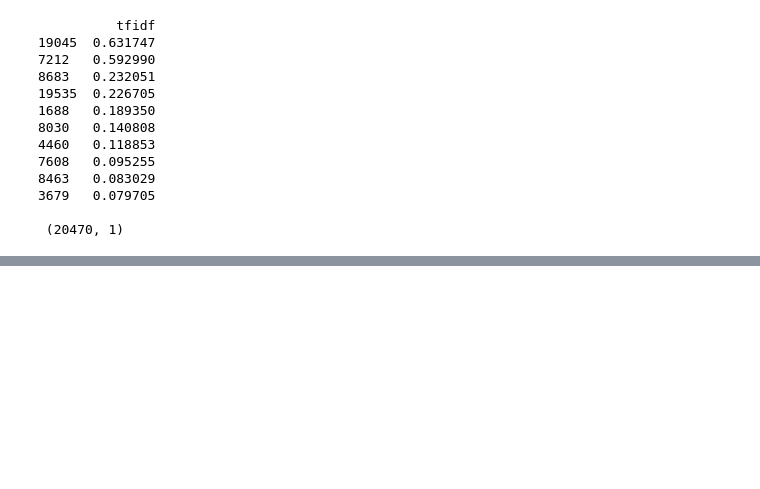
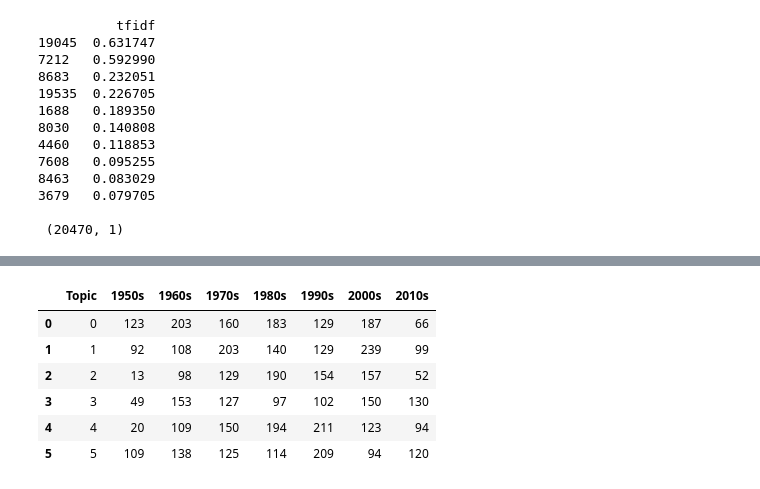
Before and after one commit to abreuboom/nlp-music-similarity, a Jupyter notebook: NLP Project.ipynb, the cells around one changed output, grey strips where cells are left out. Cells and saved outputs as stored; diff of their text form; code cells hidden in the pictures; blank space fills up the shorter version.

```diff
--- a/NLP Project.ipynb
+++ b/NLP Project.ipynb
@@ -776,0 +888,10 @@ Fit 100 clusters
+# %%
+file
+# %% [output]
+|  | Topic | 1950s | 1960s | 1970s | 1980s | 1990s | 2000s | 2010s |
+| 0 | 0 | 123 | 203 | 160 | 183 | 129 | 187 | 66 |
+| 1 | 1 | 92 | 108 | 203 | 140 | 129 | 239 | 99 |
+| 2 | 2 | 13 | 98 | 129 | 190 | 154 | 157 | 52 |
+| 3 | 3 | 49 | 153 | 127 | 97 | 102 | 150 | 130 |
+| 4 | 4 | 20 | 109 | 150 | 194 | 211 | 123 | 94 |
+| 5 | 5 | 109 | 138 | 125 | 114 | 209 | 94 | 120 |
```
Also changed, not shown: parts of 19 cells of this notebook.
